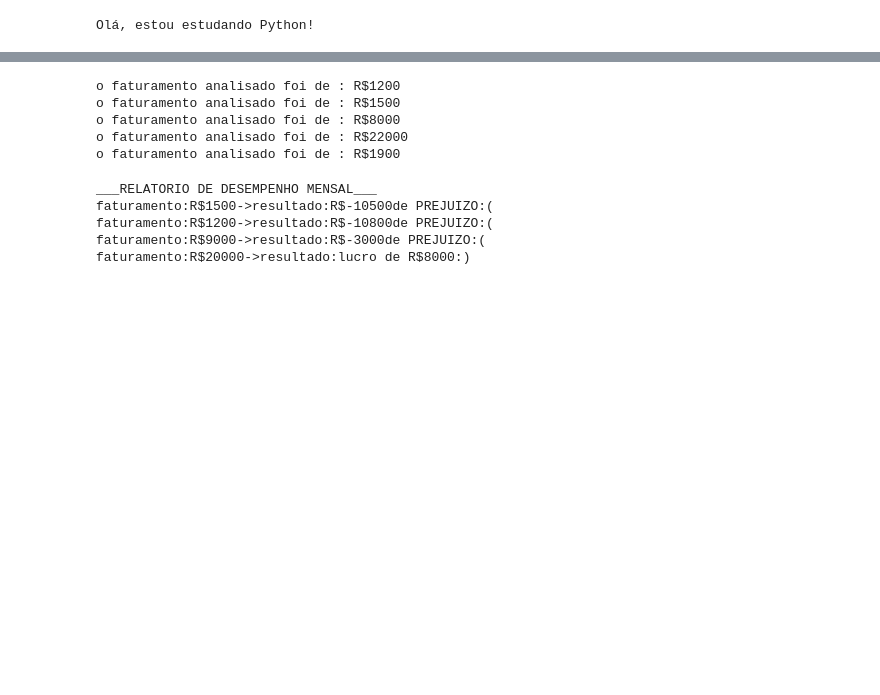
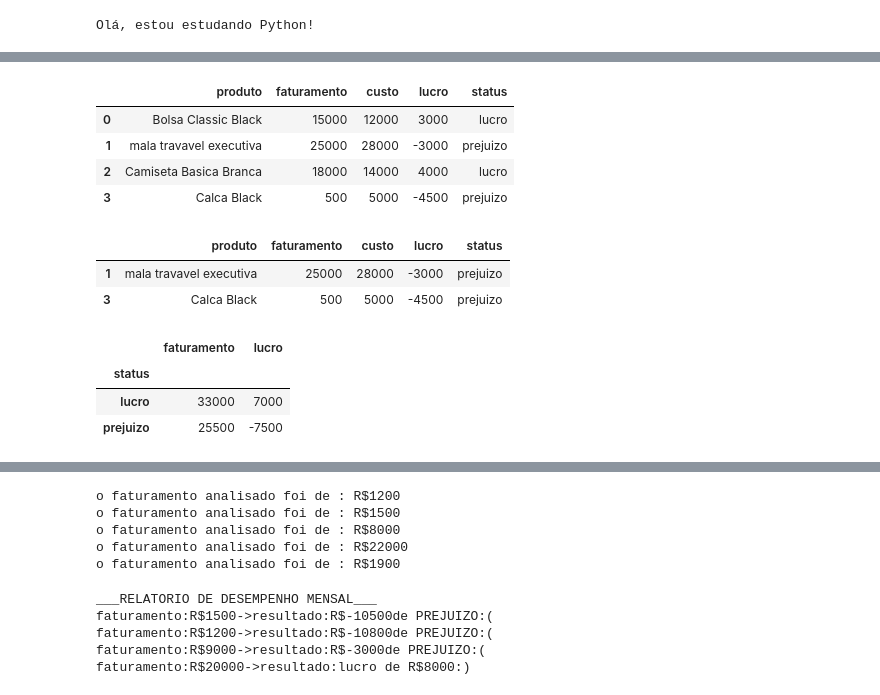
Before and after one commit to custodiopm/Estudo-Python, a Jupyter notebook: getting_started_with_google_colab_ai.ipynb, the cells around one changed output, grey strips where cells are left out. Cells and saved outputs as stored; diff of their text form; code cells hidden in the pictures; blank space fills up the shorter version.

```diff
--- a/getting_started_with_google_colab_ai.ipynb
+++ b/getting_started_with_google_colab_ai.ipynb
@@ -4,3 +4,12 @@
 print("Olá, estou estudando Python!")
 # %% [output]
 Olá, estou estudando Python!
+# %%
+import pandas as pd
+dados_vendas=[{"produto":"Bolsa Classic Black","faturamento": 15000, "custo":12000},
+              {"produto":"mala travavel executiva","faturamento":25000,"custo":28000},
+              {"produto": "Camiseta Basica Branca","faturamento":18000, "custo":14000},
+            {"produto":"Calca Black","faturamento":500,"custo":5000},]
+df=pd.DataFrame(dados_vendas)
+df
+df.describe()
@@ -6,0 +26,3 @@ Olá, estou estudando Python!
+# %%
+df['lucro']= df['faturamento'] - df['custo']
+df
@@ -6,0 +35,38 @@ Olá, estou estudando Python!
+# %%
+def classificar_status(valor_lucro):
+    if valor_lucro > 0:
+        return "lucro"
+    elif valor_lucro == 0:
+        return "ponto de equilibrio"
+    else:
+        return "prejuizo"
+
+df['status'] = df['lucro'].apply(classificar_status)
+df
+# %% [output]
+|  | produto | faturamento | custo | lucro | status |
+| 0 | Bolsa Classic Black | 15000 | 12000 | 3000 | lucro |
+| 1 | mala travavel executiva | 25000 | 28000 | -3000 | prejuizo |
+| 2 | Camiseta Basica Branca | 18000 | 14000 | 4000 | lucro |
+| 3 | Calca Black | 500 | 5000 | -4500 | prejuizo |
+# %%
+# Criamos um novo DataFrame contendo apenas as linhas onde o status é igual a 'prejuizo'
+produtos_com_prejuizo = df[df['status'] == 'prejuizo']
+
+# Mostramos apenas os produtos problemáticos
+produtos_com_prejuizo
+# %% [output]
+|  | produto | faturamento | custo | lucro | status |
+| 1 | mala travavel executiva | 25000 | 28000 | -3000 | prejuizo |
+| 3 | Calca Black | 500 | 5000 | -4500 | prejuizo |
+# %%
+# Agrupamos a tabela pela coluna 'status' e somamos os valores numéricos
+resumo_status = df.groupby('status')[['faturamento', 'lucro']].sum()
+
+# Mostramos o relatório agrupado
+resumo_status
+# %% [output]
+|  | faturamento | lucro |
+| status |  |  |
+| lucro | 33000 | 7000 |
+| prejuizo | 25500 | -7500 |
```
Also changed, not shown: parts of 4 cells of this notebook.
